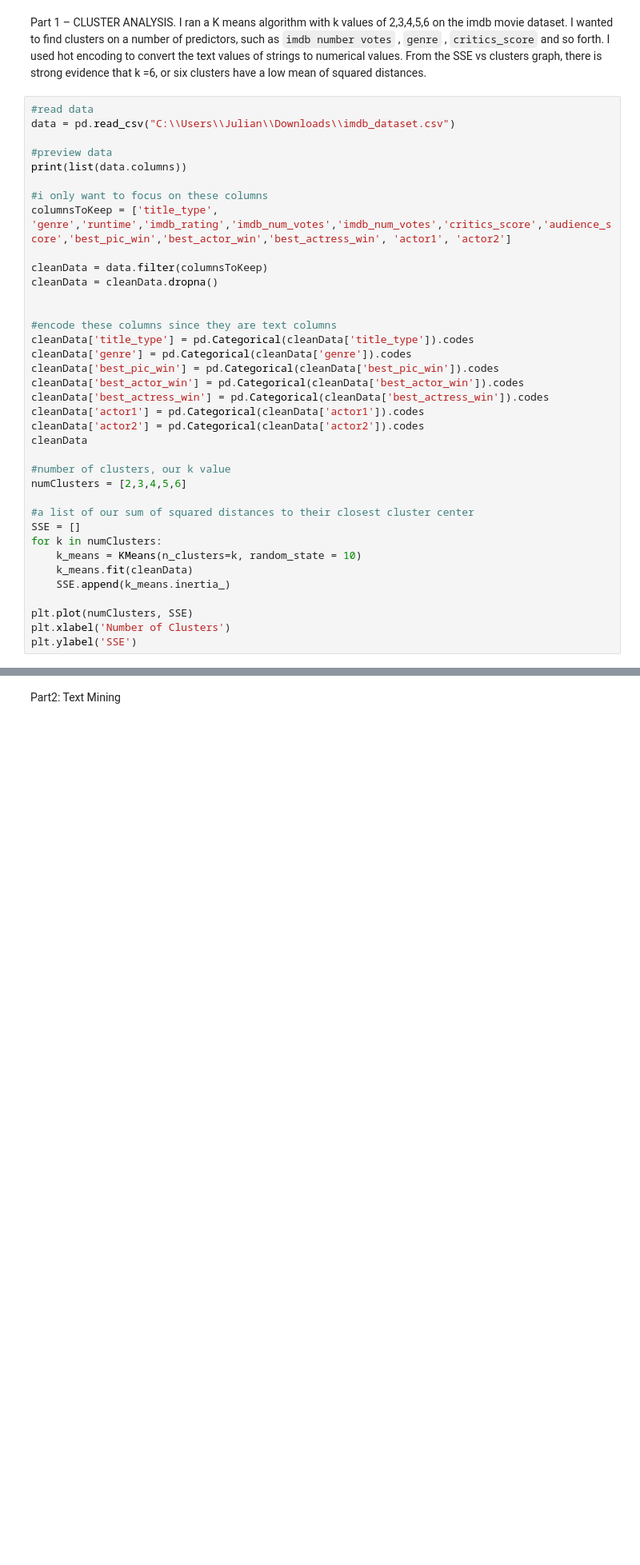
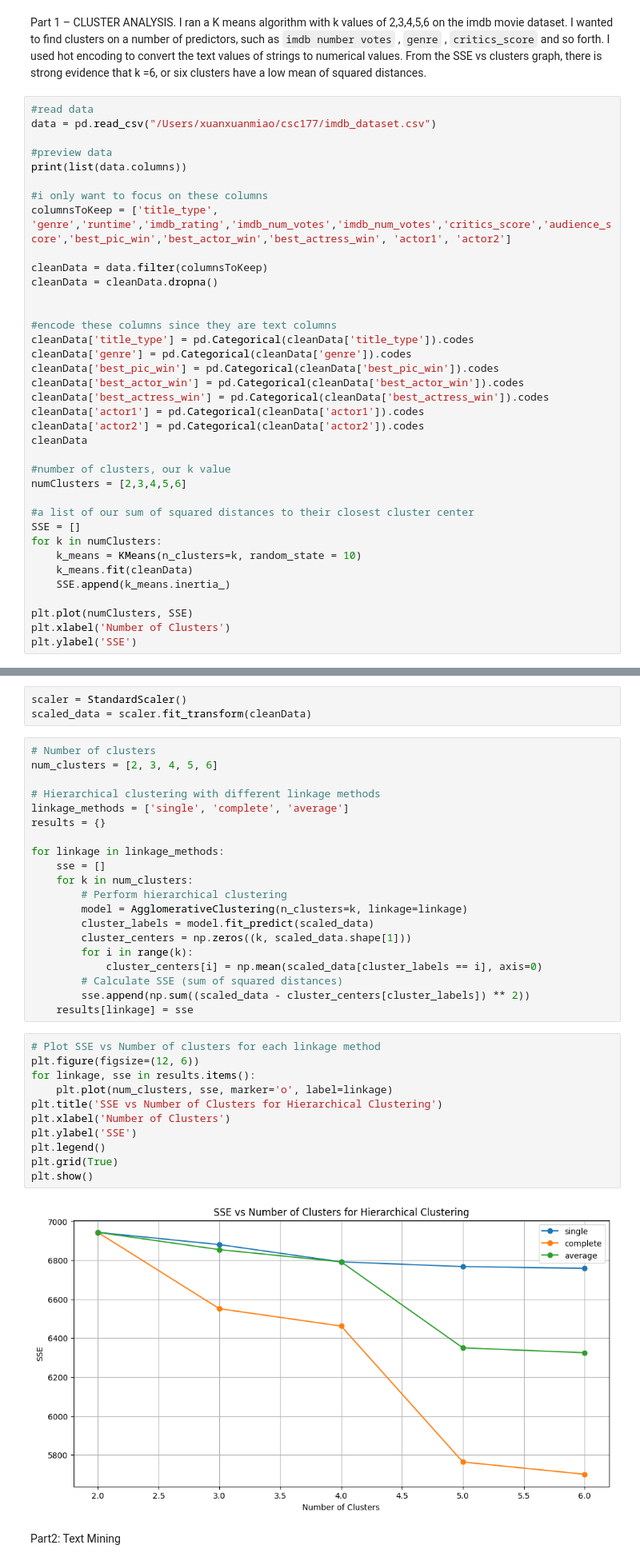
Before and after one commit to BryantG89/CSC-177-Deliverable-1, a Jupyter notebook: ClusterAnalysis.ipynb, the cells around one changed output, grey strips where cells are left out. Shown at 80% size. Drawn from its saved outputs; the diff is of its cells as text; blank space fills up the shorter version.

Commit message:
hierarchical clustering
scikit-learn library for hierarchical clustering.

```diff
--- a/ClusterAnalysis.ipynb
+++ b/ClusterAnalysis.ipynb
@@ -18,7 +18,7 @@ Part 1 – CLUSTER ANALYSIS.
 I ran a K means algorithm with k values of 2,3,4,5,6 on the imdb movie dataset. I wanted to find clusters on a number of predictors, such as `imdb number votes` , `genre` , `critics_score` and so forth. I used hot encoding to convert the text values of strings to numerical values. From the SSE vs clusters graph, there is strong evidence that k =6, or six clusters have a low mean of squared distances.
 # %%
 #read data
-data = pd.read_csv("C:\\Users\\Julian\\Downloads\\imdb_dataset.csv")
+data = pd.read_csv("/Users/xuanxuanmiao/csc177/imdb_dataset.csv")
 
 #preview data
 print(list(data.columns))
@@ -60,3 +85,39 @@ Text(0, 0.5, 'SSE')
+# %%
+scaler = StandardScaler()
+scaled_data = scaler.fit_transform(cleanData)
+# %%
+# Number of clusters
+num_clusters = [2, 3, 4, 5, 6]
+
+# Hierarchical clustering with different linkage methods
+linkage_methods = ['single', 'complete', 'average']
+results = {}
+
+for linkage in linkage_methods:
+    sse = []
+    for k in num_clusters:
+        # Perform hierarchical clustering
+        model = AgglomerativeClustering(n_clusters=k, linkage=linkage)
+        cluster_labels = model.fit_predict(scaled_data)
+        cluster_centers = np.zeros((k, scaled_data.shape[1]))
+        for i in range(k):
+            cluster_centers[i] = np.mean(scaled_data[cluster_labels == i], axis=0)
+        # Calculate SSE (sum of squared distances)
+        sse.append(np.sum((scaled_data - cluster_centers[cluster_labels]) ** 2))
+    results[linkage] = sse
+# %%
+# Plot SSE vs Number of clusters for each linkage method
+plt.figure(figsize=(12, 6))
+for linkage, sse in results.items():
+    plt.plot(num_clusters, sse, marker='o', label=linkage)
+plt.title('SSE vs Number of Clusters for Hierarchical Clustering')
+plt.xlabel('Number of Clusters')
+plt.ylabel('SSE')
+plt.legend()
+plt.grid(True)
+plt.show()
+# %% [output]
+[figure, added]
 # %% [markdown]
 Part2: Text Mining
 # %%
```
Also changed, not shown: parts of 2 cells of this notebook.
